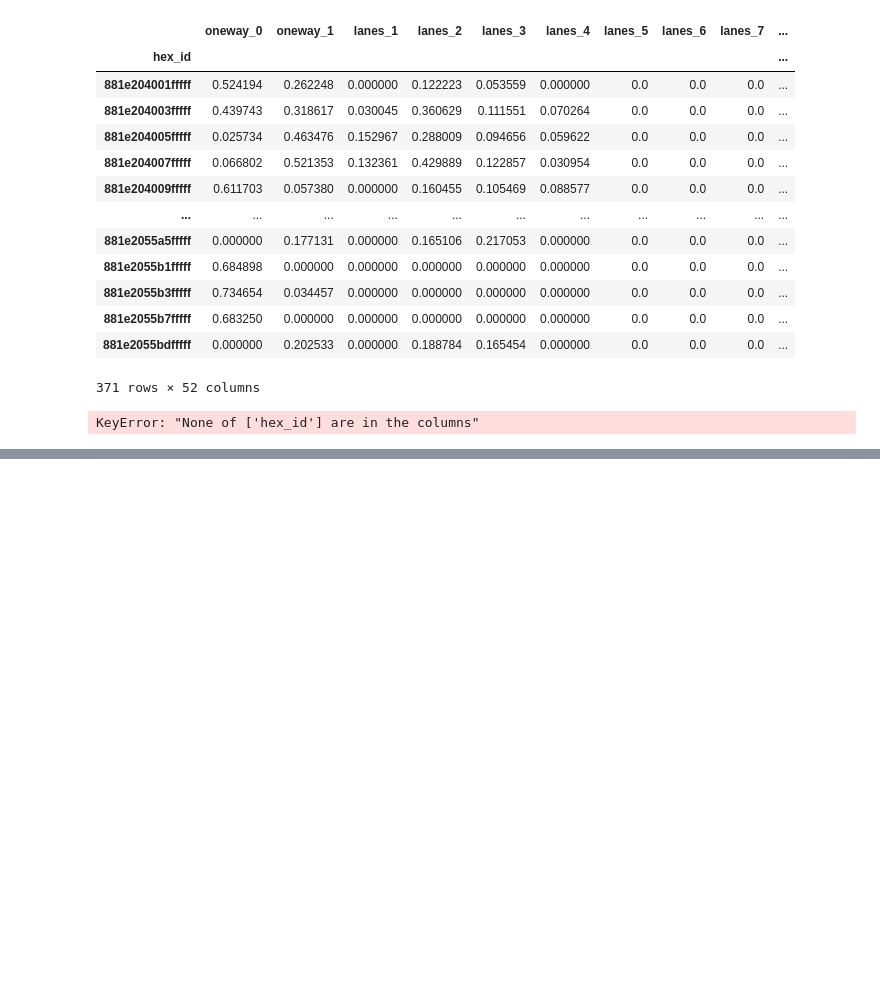
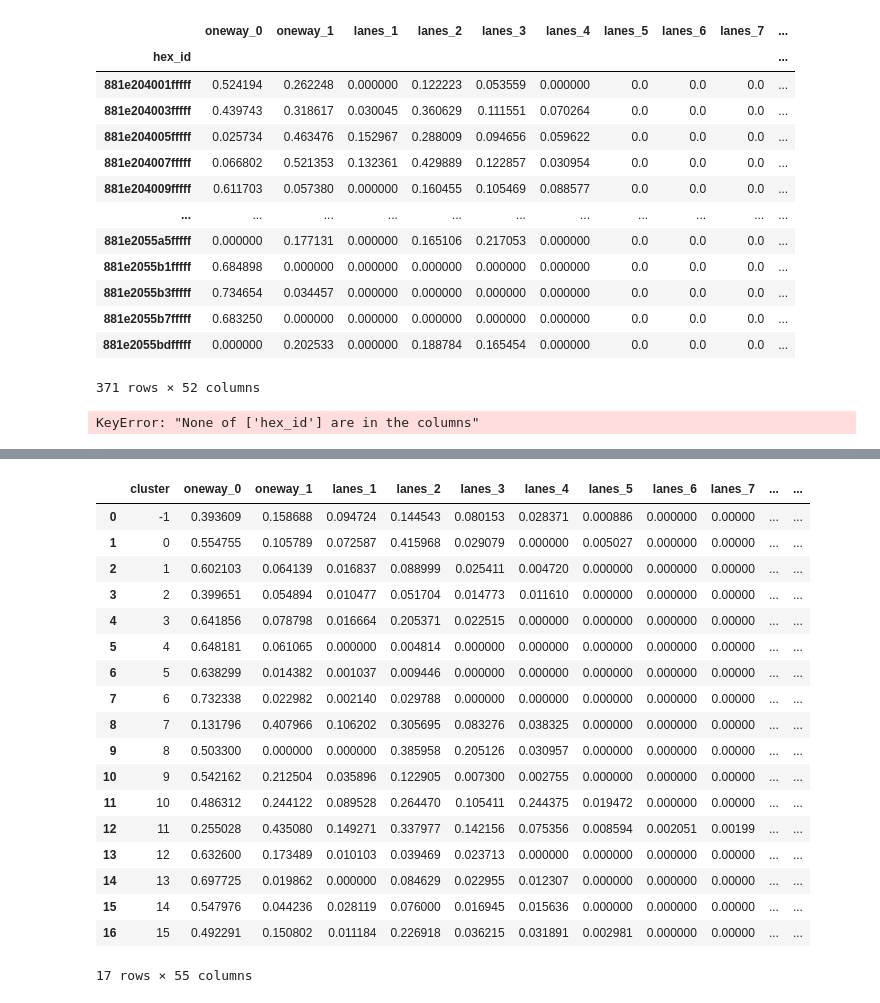
Before and after one commit to Calychas/highway2vec, a Jupyter notebook: notebooks/h3.ipynb, the cells around one changed output, grey strips where cells are left out. Cells and saved outputs as stored; diff of their text form; code cells hidden in the pictures; blank space fills up the shorter version.

```diff
--- a/notebooks/h3.ipynb
+++ b/notebooks/h3.ipynb
@@ -238,0 +247,23 @@ hex_gdf[hex_gdf["cluster"] != -1].plot(column='cluster', ax=ax)
+# %%
+hex_agg = hex_group_cluster.mean().reset_index()
+hex_agg
+# %% [output]
+|  | cluster | oneway_0 | oneway_1 | lanes_1 | lanes_2 | lanes_3 | lanes_4 | lanes_5 | lanes_6 | lanes_7 | ... | ... |
+| 0 | -1 | 0.393609 | 0.158688 | 0.094724 | 0.144543 | 0.080153 | 0.028371 | 0.000886 | 0.000000 | 0.00000 | ... | ... |
+| 1 | 0 | 0.554755 | 0.105789 | 0.072587 | 0.415968 | 0.029079 | 0.000000 | 0.005027 | 0.000000 | 0.00000 | ... | ... |
+| 2 | 1 | 0.602103 | 0.064139 | 0.016837 | 0.088999 | 0.025411 | 0.004720 | 0.000000 | 0.000000 | 0.00000 | ... | ... |
+| 3 | 2 | 0.399651 | 0.054894 | 0.010477 | 0.051704 | 0.014773 | 0.011610 | 0.000000 | 0.000000 | 0.00000 | ... | ... |
+| 4 | 3 | 0.641856 | 0.078798 | 0.016664 | 0.205371 | 0.022515 | 0.000000 | 0.000000 | 0.000000 | 0.00000 | ... | ... |
+| 5 | 4 | 0.648181 | 0.061065 | 0.000000 | 0.004814 | 0.000000 | 0.000000 | 0.000000 | 0.000000 | 0.00000 | ... | ... |
+| 6 | 5 | 0.638299 | 0.014382 | 0.001037 | 0.009446 | 0.000000 | 0.000000 | 0.000000 | 0.000000 | 0.00000 | ... | ... |
+| 7 | 6 | 0.732338 | 0.022982 | 0.002140 | 0.029788 | 0.000000 | 0.000000 | 0.000000 | 0.000000 | 0.00000 | ... | ... |
+| 8 | 7 | 0.131796 | 0.407966 | 0.106202 | 0.305695 | 0.083276 | 0.038325 | 0.000000 | 0.000000 | 0.00000 | ... | ... |
+| 9 | 8 | 0.503300 | 0.000000 | 0.000000 | 0.385958 | 0.205126 | 0.030957 | 0.000000 | 0.000000 | 0.00000 | ... | ... |
+| 10 | 9 | 0.542162 | 0.212504 | 0.035896 | 0.122905 | 0.007300 | 0.002755 | 0.000000 | 0.000000 | 0.00000 | ... | ... |
+| 11 | 10 | 0.486312 | 0.244122 | 0.089528 | 0.264470 | 0.105411 | 0.244375 | 0.019472 | 0.000000 | 0.00000 | ... | ... |
+| 12 | 11 | 0.255028 | 0.435080 | 0.149271 | 0.337977 | 0.142156 | 0.075356 | 0.008594 | 0.002051 | 0.00199 | ... | ... |
+| 13 | 12 | 0.632600 | 0.173489 | 0.010103 | 0.039469 | 0.023713 | 0.000000 | 0.000000 | 0.000000 | 0.00000 | ... | ... |
+| 14 | 13 | 0.697725 | 0.019862 | 0.000000 | 0.084629 | 0.022955 | 0.012307 | 0.000000 | 0.000000 | 0.00000 | ... | ... |
+| 15 | 14 | 0.547976 | 0.044236 | 0.028119 | 0.076000 | 0.016945 | 0.015636 | 0.000000 | 0.000000 | 0.00000 | ... | ... |
+| 16 | 15 | 0.492291 | 0.150802 | 0.011184 | 0.226918 | 0.036215 | 0.031891 | 0.002981 | 0.000000 | 0.00000 | ... | ... |
+17 rows × 55 columns
```
Also changed, not shown: parts of 6 cells of this notebook, 1 other file.
